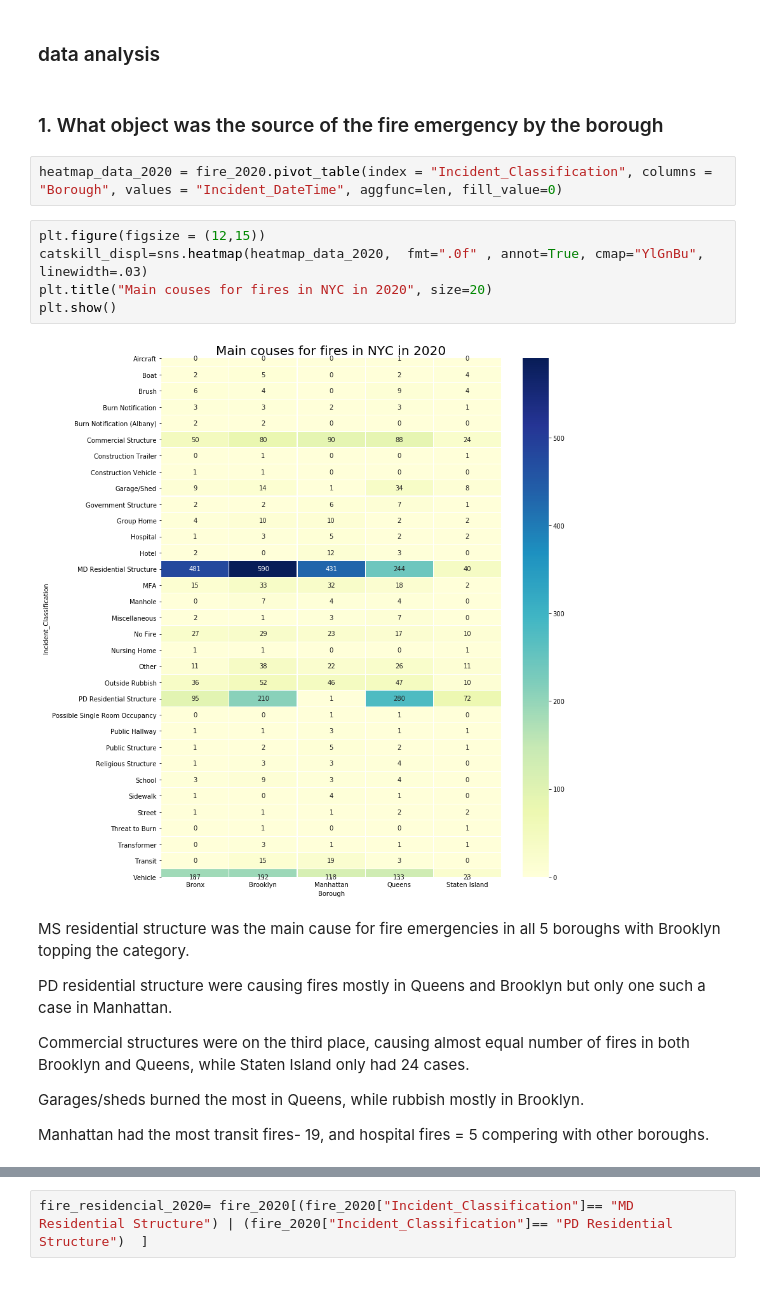
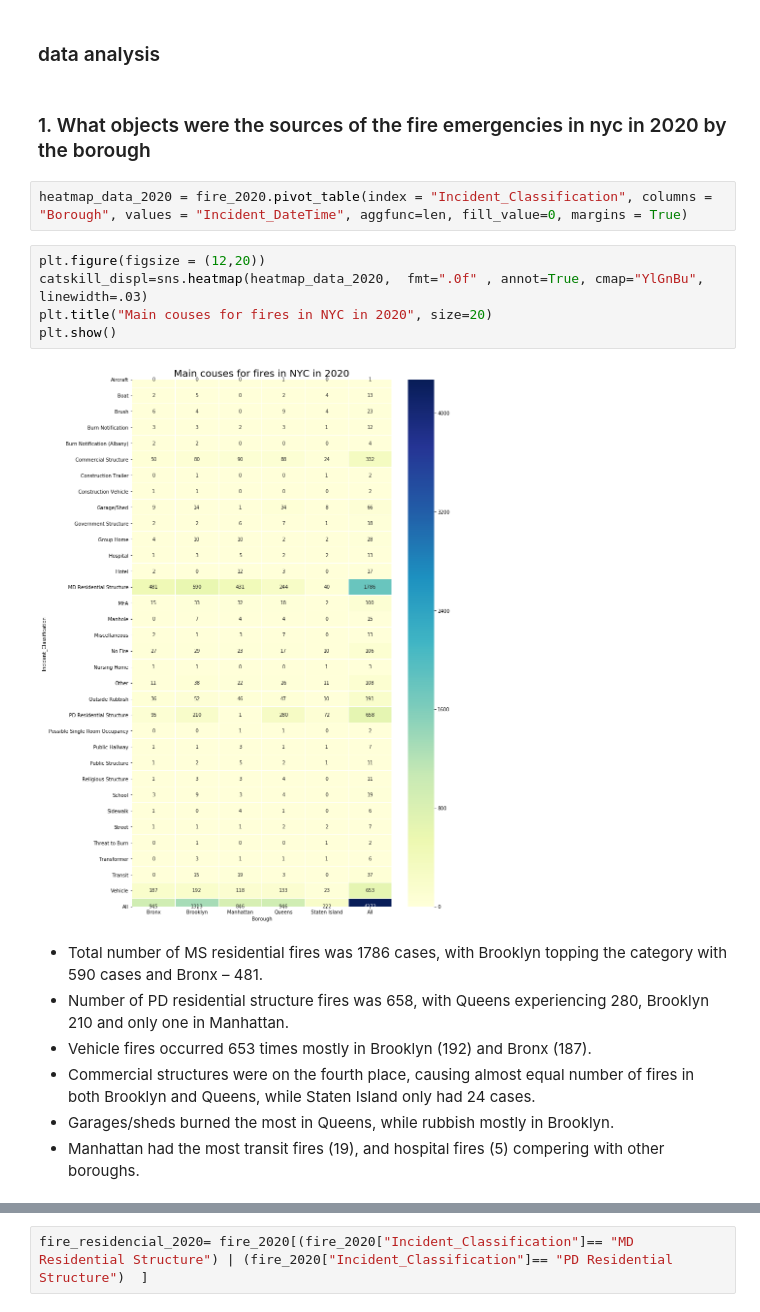
Before and after one commit to molinexx/Data-analysis-with-Python, a Jupyter notebook: NYC Fire data.ipynb, the cells around one changed output, grey strips where cells are left out. Saved outputs shown, nothing was run; the diff lists cells and outputs as text.

```diff
--- a/NYC Fire data.ipynb
+++ b/NYC Fire data.ipynb
@@ -172,24 +178,22 @@ dtype: int64
 # %% [markdown]
 ### data analysis
 # %% [markdown]
-### 1. What object was the source of the fire emergency by the borough
+
+### 1. What objects were the sources of the fire emergencies in nyc in 2020 by the borough
 # %%
-heatmap_data_2020 = fire_2020.pivot_table(index = "Incident_Classification", columns = "Borough", values = "Incident_DateTime", aggfunc=len, fill_value=0)
+heatmap_data_2020 = fire_2020.pivot_table(index = "Incident_Classification", columns = "Borough", values = "Incident_DateTime", aggfunc=len, fill_value=0, margins = True)
 # %%
-plt.figure(figsize = (12,15))
+plt.figure(figsize = (12,20))
 catskill_displ=sns.heatmap(heatmap_data_2020,  fmt=".0f" , annot=True, cmap="YlGnBu", linewidth=.03)
 plt.title("Main couses for fires in NYC in 2020", size=20)
 plt.show()
 # %% [output]
-[figure, old version]
+[figure, new version]
 # %% [markdown]
-MS residential structure was the main cause for fire emergencies in all 5 boroughs with Brooklyn topping the category.
-
-PD residential structure were causing fires mostly in Queens and Brooklyn but only one such a case in Manhattan.
-
-Commercial structures were on the third place, causing almost equal number of fires in both Brooklyn and Queens, while Staten Island only had 24 cases.
-
-Garages/sheds burned the most in Queens, while rubbish mostly in Brooklyn.
-
-Manhattan had the most transit fires- 19, and hospital fires = 5 compering with other boroughs.
+-	Total number of MS residential fires was 1786 cases, with Brooklyn topping the category with 590 cases and Bronx – 481.
+-	Number of PD residential structure fires was 658, with Queens experiencing 280, Brooklyn 210 and only one in Manhattan.
+-	Vehicle fires occurred 653 times mostly in Brooklyn (192) and Bronx (187).
+-	Commercial structures were on the fourth place, causing almost equal number of fires in both Brooklyn and Queens, while Staten Island only had 24 cases.
+-	Garages/sheds burned the most in Queens, while rubbish mostly in Brooklyn.
+-	Manhattan had the most transit fires (19), and hospital fires (5) compering with other boroughs.
 # %% [markdown]
```
Also changed, not shown: parts of 26 cells of this notebook.
